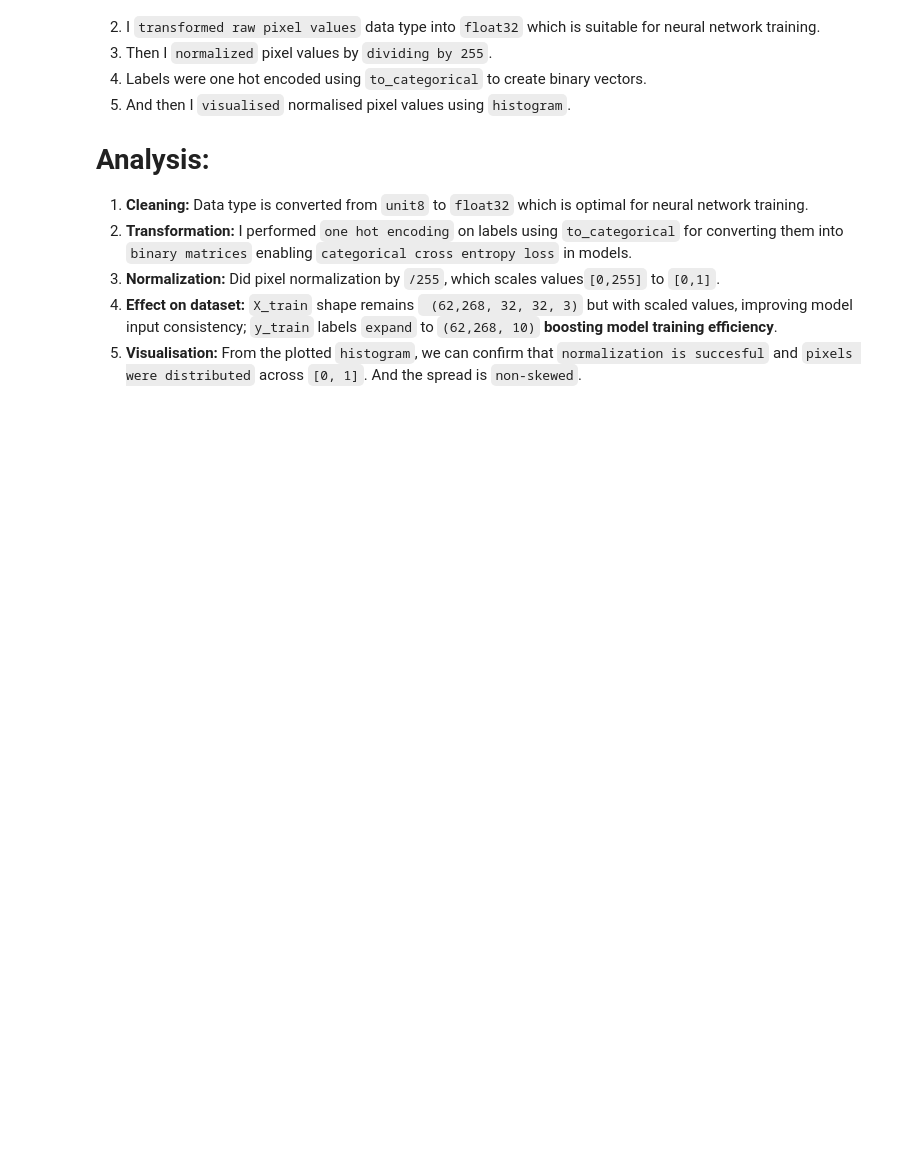
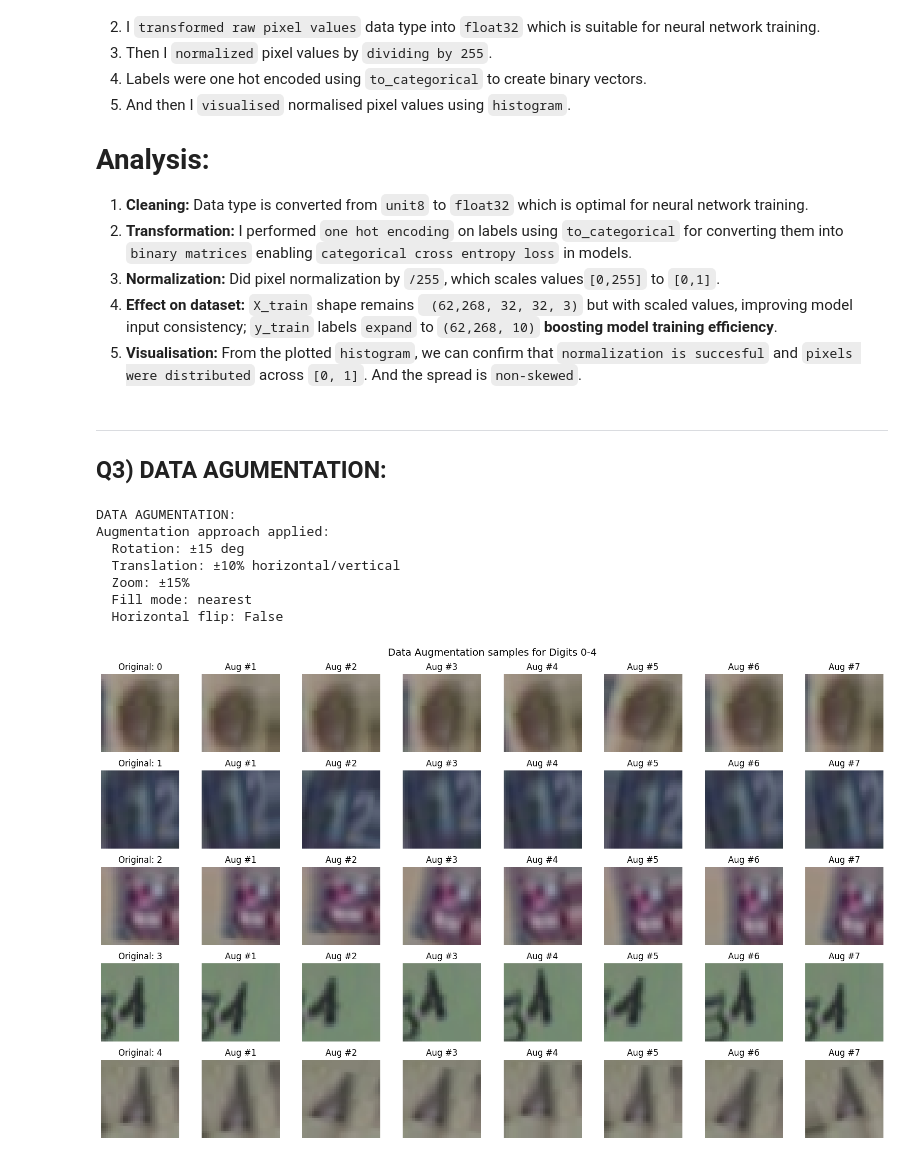
Before and after one commit to BhanuHarshaY/Street-View-House-Numbers-SVHN-Clssification, a Jupyter notebook: Assignment9.ipynb, the cells around one changed output. Saved outputs shown, nothing was run; the diff lists cells and outputs as text; code cells hidden in the pictures; blank space fills up the shorter version.

Commit message:
Data augmentation and batching is done

```diff
--- a/Assignment9.ipynb
+++ b/Assignment9.ipynb
@@ -210,3 +211,65 @@ Shape after data preprocessing:
 3. **Normalization:** Did pixel normalization by `/255`, which scales values`[0,255]` to `[0,1]`.
 4. **Effect on dataset:** `X_train` shape remains ` (62,268, 32, 32, 3)` but with scaled values, improving model input consistency; `y_train` labels `expand` to `(62,268, 10)` **boosting model training efficiency**.
 5. **Visualisation:** From the plotted `histogram`, we can confirm that `normalization is succesful` and `pixels were distributed` across `[0, 1]`. And the spread is `non-skewed`.
+# %% [markdown]
+---
+## **Q3) DATA AGUMENTATION:**
+# %%
+# Data Augmentation Process
+print("\nDATA AGUMENTATION:")
+datagen = ImageDataGenerator(
+    rotation_range=15,
+    width_shift_range=0.10,
+    height_shift_range=0.10,
+    zoom_range=0.15,
+    fill_mode='nearest',
+    horizontal_flip=False
+
+)
+
+# Fitting the training data
+datagen.fit(X_train)
+
+print("Augmentation approach applied:")
+print("  Rotation: ±15 deg")
+print("  Translation: ±10% horizontal/vertical")
+print("  Zoom: ±15%")
+print("  Fill mode: nearest")
+print("  Horizontal flip: False")
+
+# Demonstration
+fig, axes = plt.subplots(5, 8, figsize=(16, 10))
+
+for digit in range(5):
+    digit_indices = np.where(y_train == digit)[0]
+    if len(digit_indices) > 0:
+        sample_idx = digit_indices[0]
+
+        # Original image
+        axes[digit, 0].imshow(X_train[sample_idx])
+        axes[digit, 0].set_title(f"Original: {digit}")
+        axes[digit, 0].axis('off')
+
+        sample_batch = X_train[sample_idx:sample_idx+1]
+        # Agumented images
+        for j in range(1, 8):
+            flow = datagen.flow(sample_batch, batch_size=1, shuffle=False)
+            augmented_batch = next(flow)
+            augmented_image = augmented_batch[0]
+
+            axes[digit, j].imshow(augmented_image)
+            axes[digit, j].set_title(f"Aug #{j}")
+            axes[digit, j].axis('off')
+
+plt.suptitle("Data Augmentation samples for Digits 0-4", fontsize=14)
+plt.tight_layout()
+plt.show()
+# %% [output]
+DATA AGUMENTATION:
+Augmentation approach applied:
+  Rotation: ±15 deg
+  Translation: ±10% horizontal/vertical
+  Zoom: ±15%
+  Fill mode: nearest
+  Horizontal flip: False
+[figure, added]
```
Also changed, not shown: parts of 4 cells of this notebook.
